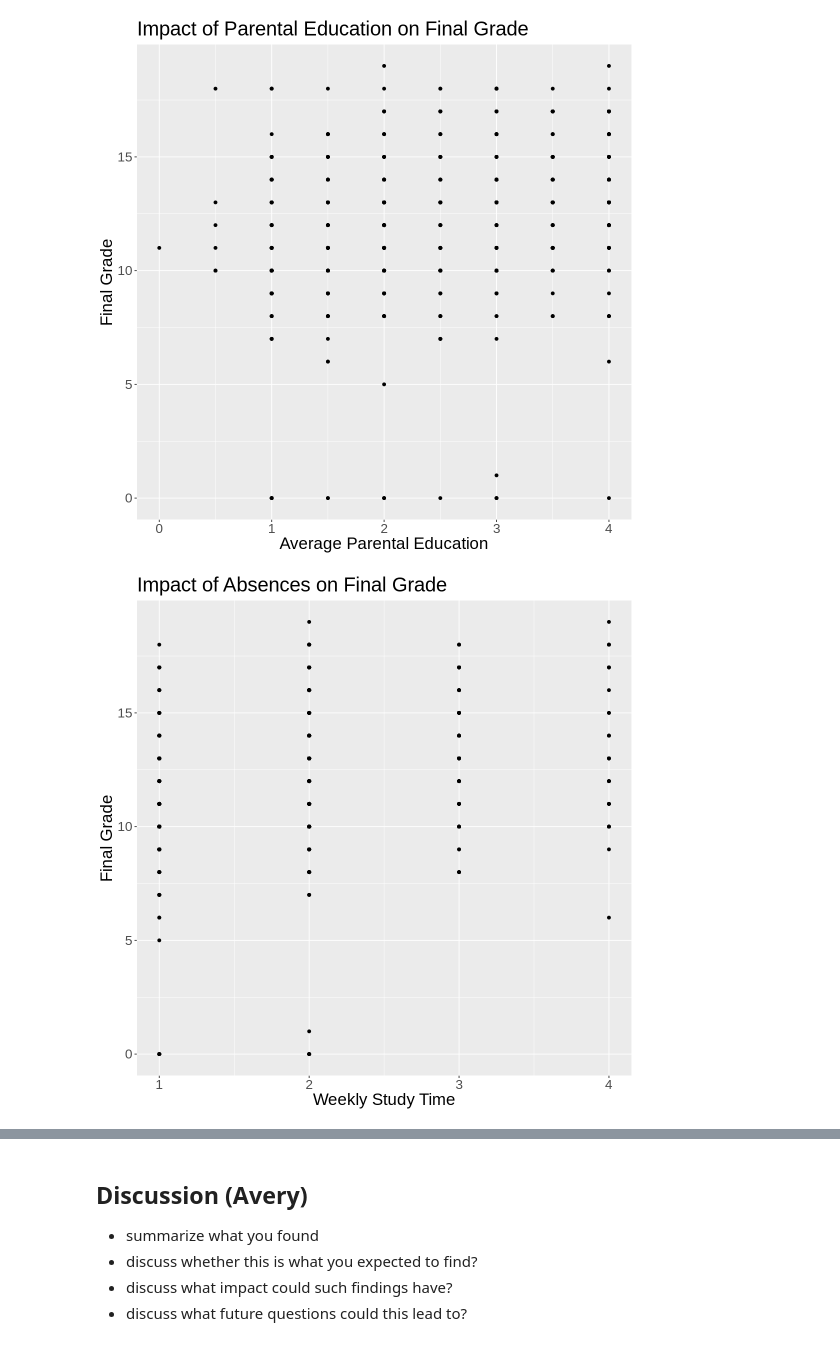
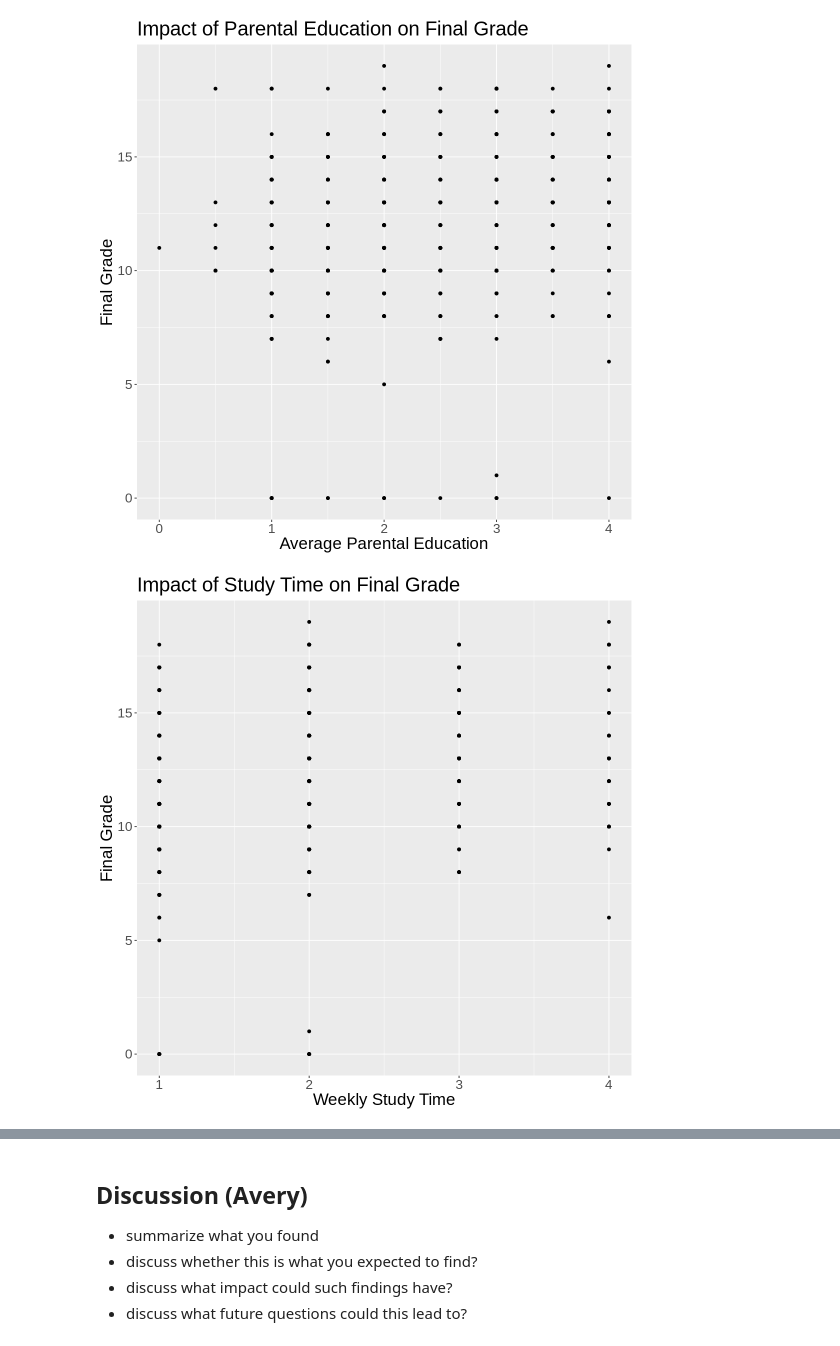
Before and after one commit to jsonthany/dsci_100_project, a Jupyter notebook: project_report.ipynb, the cells around one changed output, grey strips where cells are left out. Drawn from its saved outputs; the diff is of its cells as text; code cells hidden in the pictures.

```diff
--- a/project_report.ipynb
+++ b/project_report.ipynb
@@ -130,11 +115,11 @@ parent_ed_plot
 # %%
 studytime_plot <- ggplot(student_data, aes(x = studytime, y = G3)) +
   geom_point() +
   xlab("Weekly Study Time") +
   ylab("Final Grade") +
-    labs (title = "Impact of Absences on Final Grade") +
+    labs (title = "Impact of Study Time on Final Grade") +
 theme(text = element_text(size=20))
 
 studytime_plot
 # %% [output]
-[figure, old version]
+[figure, new version]
```
Also changed, not shown: parts of 11 cells of this notebook.
